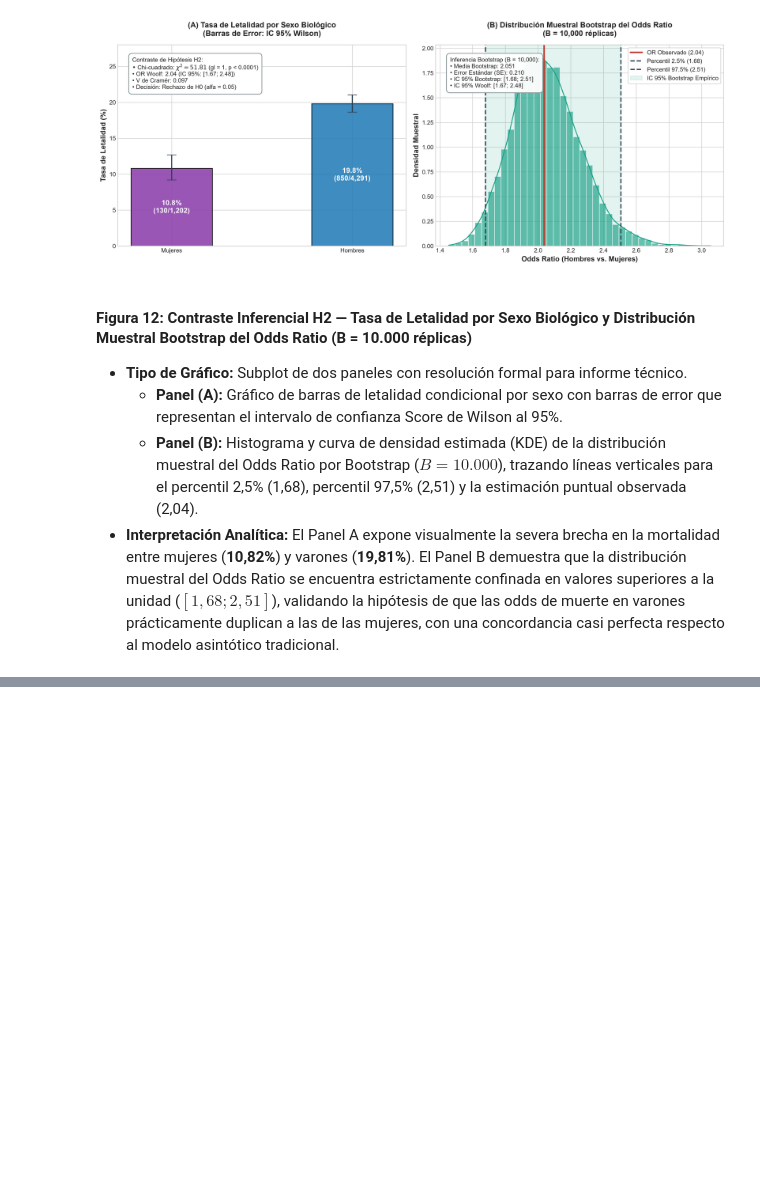
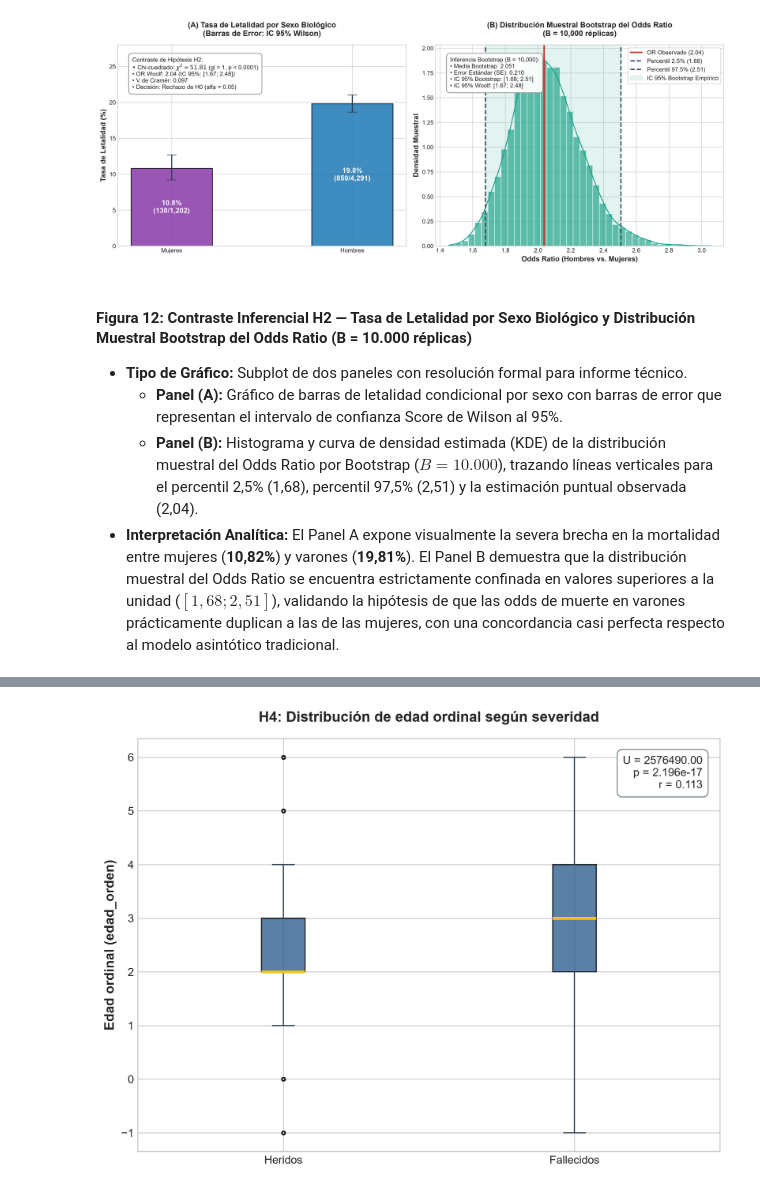
Before and after one commit to Alanalcarazpy7/proyecto-accidentes-datascience, a Jupyter notebook: notebooks/Fase2_Analisis_Inferencial.ipynb, the cells around one changed output, grey strips where cells are left out. Cells and saved outputs as stored; diff of their text form; code cells hidden in the pictures; blank space fills up the shorter version.

```diff
--- a/notebooks/Fase2_Analisis_Inferencial.ipynb
+++ b/notebooks/Fase2_Analisis_Inferencial.ipynb
@@ -760,0 +1005,92 @@ Para completar el repertorio metodológico exigido por la rúbrica de la cátedr
+# %%
+# ==============================================================================
+# CONTRASTE H4: EDAD ORDINAL Y SEVERIDAD (MANN-WHITNEY U)
+# ==============================================================================
+
+columnas_h4_contraste = {'edad_orden', 'es_fallecido'}
+assert columnas_h4_contraste.issubset(df_victimas.columns), (
+    f"Faltan columnas requeridas para H4: {sorted(columnas_h4_contraste - set(df_victimas.columns))}"
+ )
+
+df_contraste_h4 = df_victimas[['edad_orden', 'es_fallecido']].copy()
+df_contraste_h4['edad_orden'] = pd.to_numeric(df_contraste_h4['edad_orden'], errors='coerce')
+df_contraste_h4['es_fallecido'] = pd.to_numeric(df_contraste_h4['es_fallecido'], errors='coerce')
+df_contraste_h4 = df_contraste_h4.dropna()
+
+edades_fallecidos_h4_contraste = df_contraste_h4.loc[
+    df_contraste_h4['es_fallecido'] == 1, 'edad_orden'
+].to_numpy()
+edades_heridos_h4_contraste = df_contraste_h4.loc[
+    df_contraste_h4['es_fallecido'] == 0, 'edad_orden'
+].to_numpy()
+n_fallecidos_h4 = len(edades_fallecidos_h4_contraste)
+n_heridos_h4 = len(edades_heridos_h4_contraste)
+n_total_h4 = n_fallecidos_h4 + n_heridos_h4
+assert n_fallecidos_h4 > 0 and n_heridos_h4 > 0, 'Ambos grupos deben contener observaciones.'
+
+# H1: la edad ordinal de Fallecidos es mayor que la de Heridos.
+resultado_u_h4 = stats.mannwhitneyu(
+    edades_fallecidos_h4_contraste,
+    edades_heridos_h4_contraste,
+    alternative='greater',
+    method='asymptotic'
+ )
+u_h4 = float(resultado_u_h4.statistic)
+p_valor_h4 = float(resultado_u_h4.pvalue)
+
+# Aproximación normal de U con corrección por empates, sin corrección de continuidad.
+n_h4 = n_total_h4
+valores_combinados_h4 = np.concatenate([edades_fallecidos_h4_contraste, edades_heridos_h4_contraste])
+_, frecuencias_empates_h4 = np.unique(valores_combinados_h4, return_counts=True)
+correccion_empates_h4 = np.sum(frecuencias_empates_h4**3 - frecuencias_empates_h4)
+media_u_h4 = n_fallecidos_h4 * n_heridos_h4 / 2
+varianza_u_h4 = (
+    n_fallecidos_h4 * n_heridos_h4 / 12
+    * (n_h4 + 1 - correccion_empates_h4 / (n_h4 * (n_h4 - 1)))
+ )
+z_h4 = (u_h4 - media_u_h4) / np.sqrt(varianza_u_h4)
+r_rosenthal_h4 = abs(z_h4) / np.sqrt(n_total_h4)
+
+mediana_fallecidos_h4 = float(np.median(edades_fallecidos_h4_contraste))
+mediana_heridos_h4 = float(np.median(edades_heridos_h4_contraste))
+decision_h4 = 'Rechazar H0' if p_valor_h4 < ALPHA else 'No rechazar H0'
+
+print('===============================================================================')
+print('CONTRASTE H4: EDAD ORDINAL Y SEVERIDAD')
+print('===============================================================================')
+print(f'Grupo Fallecidos: n = {n_fallecidos_h4:,} | mediana = {mediana_fallecidos_h4:.2f}')
+print(f'Grupo Heridos:    n = {n_heridos_h4:,} | mediana = {mediana_heridos_h4:.2f}')
+print('\nPrueba U de Mann-Whitney unilateral (Fallecidos > Heridos):')
+print(f'  * Estadístico U:       {u_h4:.4f}')
+print(f'  * Aproximación Z:      {z_h4:.4f}')
+print(f'  * Valor p (crudo):     {p_valor_h4:.6g}')
+print(f'  * r de Rosenthal:      {r_rosenthal_h4:.4f}')
+print(f'  * Decisión (alfa={ALPHA}): {decision_h4}')
+print('===============================================================================')
+
+fig_h4, ax_h4 = plt.subplots(figsize=(8, 6), dpi=300)
+datos_boxplot_h4 = [edades_heridos_h4_contraste, edades_fallecidos_h4_contraste]
+ax_h4.boxplot(
+    datos_boxplot_h4,
+    tick_labels=['Heridos', 'Fallecidos'],
+    patch_artist=True,
+    boxprops={'facecolor': '#2b5c8f', 'alpha': 0.78},
+    medianprops={'color': '#f1c40f', 'linewidth': 2.5},
+    whiskerprops={'color': '#2c3e50'},
+    capprops={'color': '#2c3e50'},
+    flierprops={'marker': 'o', 'markersize': 3, 'alpha': 0.25}
+ )
+ax_h4.set_ylabel('Edad ordinal (edad_orden)', fontweight='bold')
+ax_h4.set_title('H4: Distribución de edad ordinal según severidad', fontweight='bold', pad=15)
+ax_h4.text(
+    0.97, 0.96,
+    f'U = {u_h4:.2f}\np = {p_valor_h4:.4g}\nr = {r_rosenthal_h4:.3f}',
+    transform=ax_h4.transAxes, ha='right', va='top', fontsize=10,
+    bbox=dict(boxstyle='round,pad=0.5', fc='white', ec='#7f8c8d', alpha=0.95)
+ )
+fig_h4.tight_layout()
+ruta_grafico_h4 = os.path.join(OUTPUT_DIR, 'h4_distribucion_edad_gravedad.png')
+fig_h4.savefig(ruta_grafico_h4, dpi=300, bbox_inches='tight')
+plt.show()
+print(f'\n[OK] Boxplot H4 guardado en: {ruta_grafico_h4}')
+# %% [output]
@@ -760,0 +1110 @@ Para completar el repertorio metodológico exigido por la rúbrica de la cátedr
+[figure, added]
```
Also changed, not shown: parts of 12 cells of this notebook, 20 other files.
